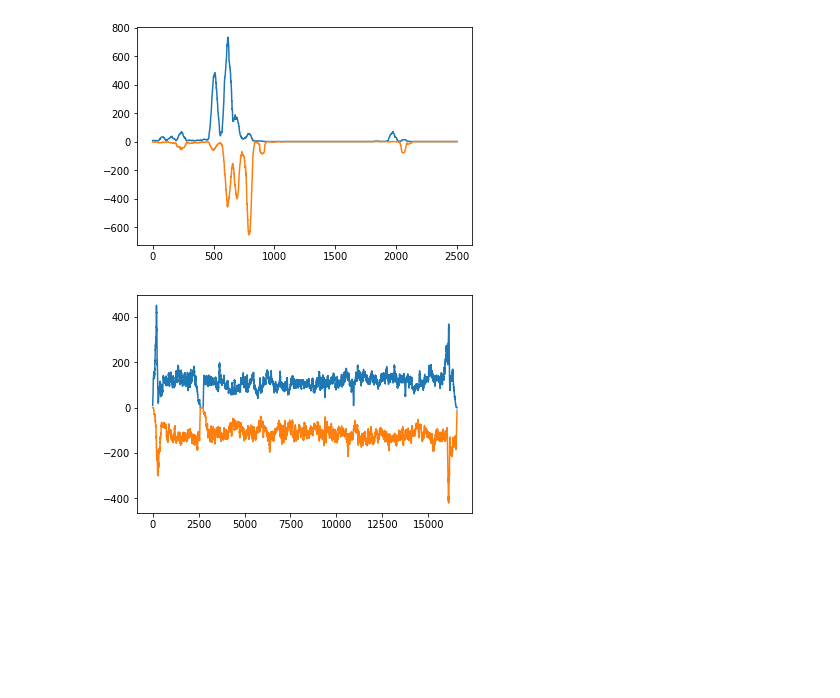
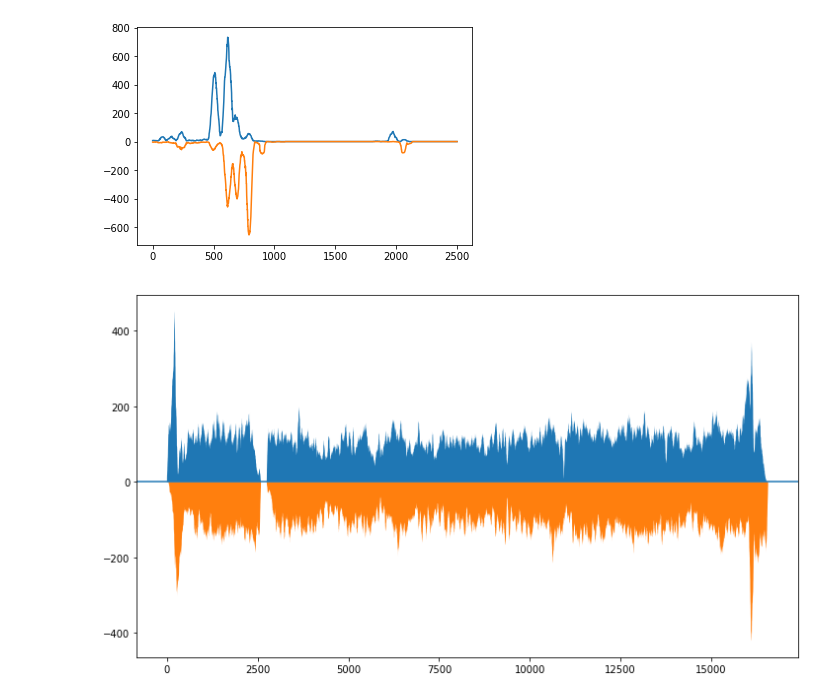
Before and after one commit to LHentges/pythonPileupModules, a Jupyter notebook: separateStrands_BAMfiles.ipynb, the cells around one changed output. Saved outputs shown, nothing was run; the diff lists cells and outputs as text; code cells hidden in the pictures; blank space fills up the shorter version.

Commit message:
updated figure

```diff
--- a/separateStrands_BAMfiles.ipynb
+++ b/separateStrands_BAMfiles.ipynb
@@ -53,9 +53,11 @@ for read in read_file:
         R_array[read.reference_start:read.reference_end]+=1
 
 bamfile.close()
-# %%
-plt.plot(L_array)
-plt.plot(-1*R_array)
-plt.show()
-# %% [output]
-[figure, removed]
+# %%
+fig, ax = plt.subplots(figsize=(12, 6.75))
+ax.axhline(0, color=)
+ax.fill_between(range(chrom[1]), 0, L_array)
+ax.fill_between(range(chrom[1]), 0, -1*R_array)
+plt.show()
+# %% [output]
+[figure, added]
```
